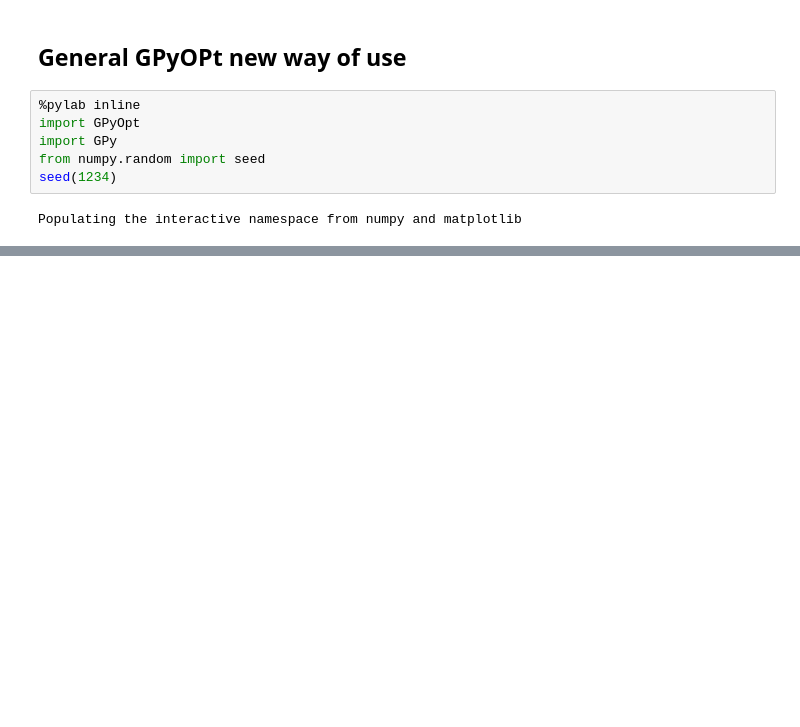
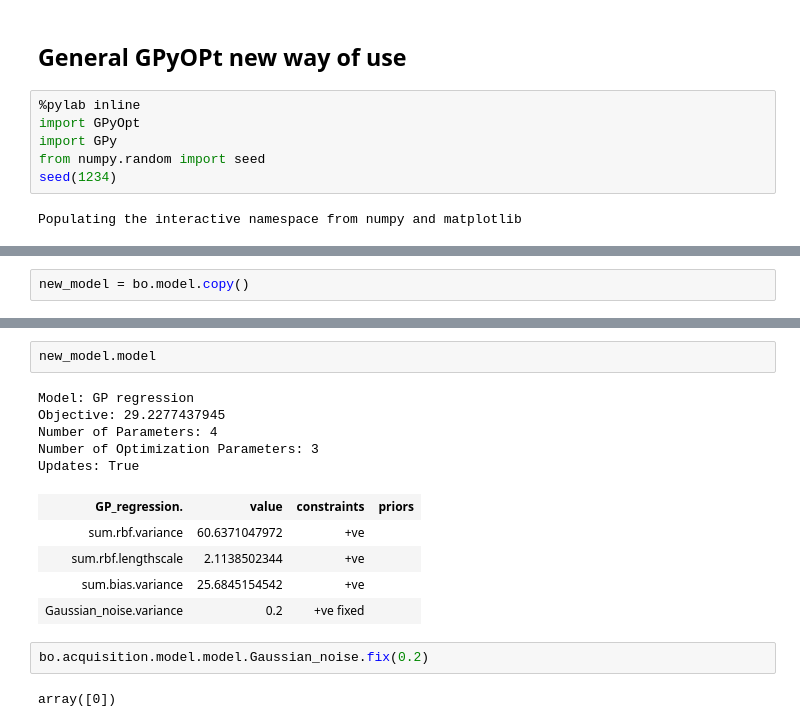
Before and after one commit to SheffieldML/GPyOpt, a Jupyter notebook: manual/general GPyOPt use.ipynb, the cells around one changed output, grey strips where cells are left out. Saved outputs shown, nothing was run; the diff lists cells and outputs as text; blank space fills up the shorter version.

```diff
--- a/manual/general GPyOPt use.ipynb
+++ b/manual/general GPyOPt use.ipynb
@@ -41 +61,3 @@ bo.plot_convergence()
+# %%
+new_model = bo.model.copy()
 # %%
@@ -42,0 +76,17 @@ bo.
+# %%
+new_model.model
+# %% [output]
+Model: GP regression
+Objective: 29.2277437945
+Number of Parameters: 4
+Number of Optimization Parameters: 3
+Updates: True
+| GP_regression. | value | constraints | priors |
+| sum.rbf.variance | 60.6371047972 | +ve |  |
+| sum.rbf.lengthscale | 2.1138502344 | +ve |  |
+| sum.bias.variance | 25.6845154542 | +ve |  |
+| Gaussian_noise.variance | 0.2 | +ve fixed |  |
+# %%
+bo.acquisition.model.model.Gaussian_noise.fix(0.2)
+# %% [output]
+array([0])
```
Also changed, not shown: parts of 15 cells of this notebook, 6 other files.
